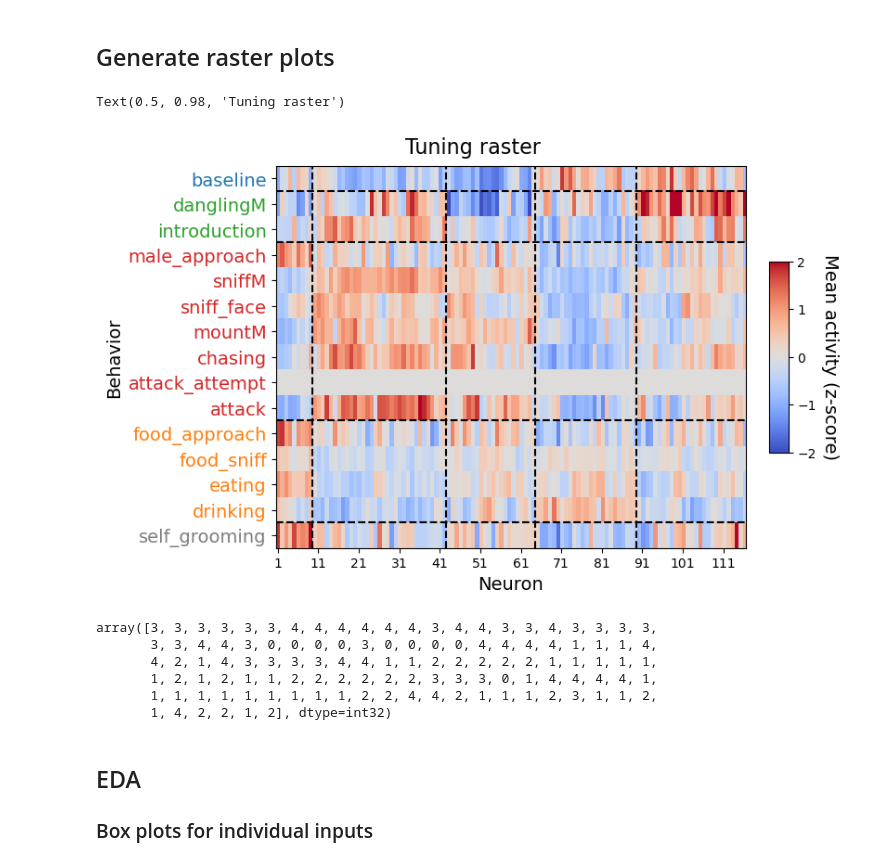
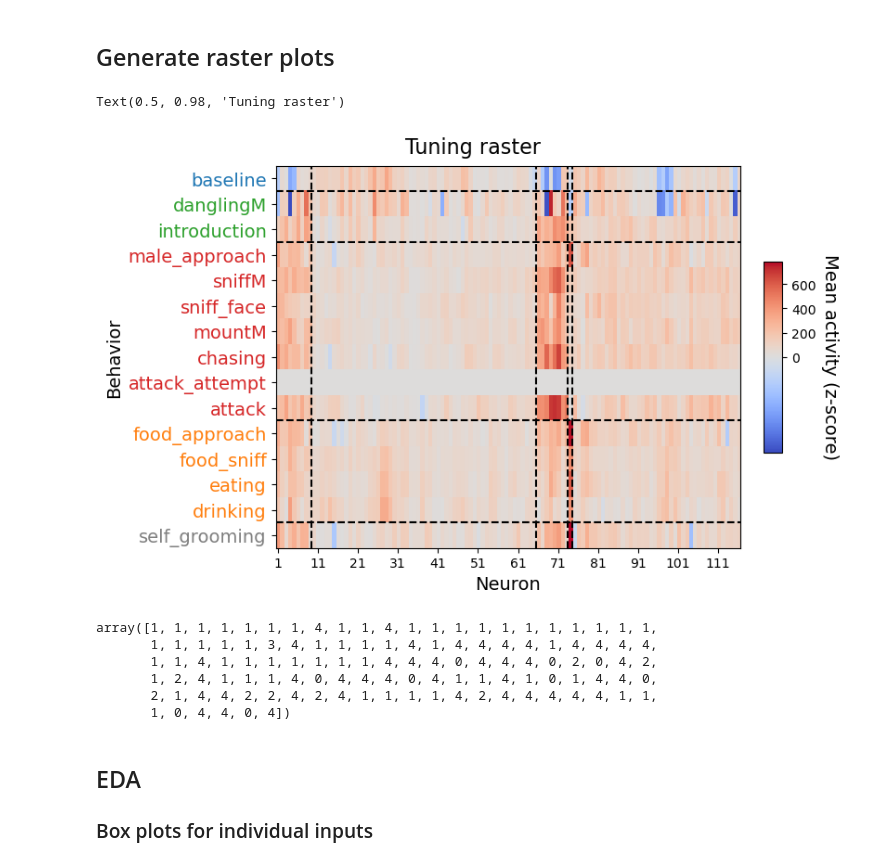
Before and after one commit to CharlesXu-Jingyue/DJA_FallRotation, a Jupyter notebook: DJA_HangryMice/tuning_raster_unreg.ipynb, the cells around one changed output. Cells and saved outputs as stored; diff of their text form; code cells hidden in the pictures.

Commit message:
plots

```diff
--- a/DJA_HangryMice/tuning_raster_unreg.ipynb
+++ b/DJA_HangryMice/tuning_raster_unreg.ipynb
@@ -288,7 +288,7 @@ The preprocessed data consists of the following necessary variables:
 Note: If compare across both conditions, make sure the labels from the two datasets match. Fill in the missing data with all zeros
 # %%
 data_path = r'data' # Path to data on my Mac
-data_name_fasted = r'EG1-4_fasted_unreg_preprocessed.mat'
+data_name_fasted = r'EG1-4_fasted_unreg_nozscore_preprocessed.mat'
 data_name_fed = r'EG1-4_fed_preprocessed.mat'
 exp_condition = 'fasted' # 'fasted', 'fed', or 'both'
 # %% [markdown]
@@ -691,49 +691,50 @@ else:
     vmax = mean_activity.max()
     divnorm = colors.TwoSlopeNorm(vmin=vmin, vcenter=0, vmax=vmax)
 
-    # Plot the first raster
-    im = ax.imshow(data_reordered.T, cmap='coolwarm', aspect='auto', vmin=-2, vmax=2)
+    # Plot the raster
+    im = ax.imshow(data_reordered.T, cmap='coolwarm', aspect='auto', norm=divnorm)
+    # im = ax.imshow(data_reordered.T, cmap='coolwarm', aspect='auto', vmin=vmin, vmax=vmax)
     ax.set_xticks(np.arange(n_neurons, step=10))
     ax.set_xticklabels(np.arange(n_neurons, step=10)+1)
     ax.set_xlabel('Neuron', fontsize=14)
     ax.set_yticks(np.arange(n_labels))
     ax.set_yticklabels(labels, fontsize=14)
     ax.set_ylabel('Behavior', fontsize=14)
 
     ytickcolors = ['tab:blue',
                    'tab:green', 'tab:green',
                    'tab:red', 'tab:red', 'tab:red', 'tab:red', 'tab:red', 'tab:red', 'tab:red',
                    'tab:orange', 'tab:orange', 'tab:orange', 'tab:orange',
                    'tab:gray']
     # Get the yticklabels and set their color
     for i, yticklabel in enumerate(ax.get_yticklabels()):
         yticklabel.set_color(ytickcolors[i % len(ytickcolors)])
 
     # Separate clusters
     for i in range(1, n_clusters):
         ax.axvline(x=np.sum(cluster_labels < i) - 1/2, color='black', linestyle='--')
 
     # Separate behaviors
     for b in group_indices:
         ax.axhline(y=b-1/2, color='black', linestyle='--')
 
     # Add a colarbar
     cbar = fig.colorbar(im, ax=ax, shrink=0.5, aspect=10)
     cbar.set_label('Mean activity (z-score)', rotation=-90, va="bottom", fontsize=14)
 
 plt.suptitle('Tuning raster', fontsize=16)
 # %% [output]
 Text(0.5, 0.98, 'Tuning raster')
-[figure, old version]
+[figure, new version]
 # %%
 cluster_labels
 # %% [output]
-array([3, 3, 3, 3, 3, 3, 4, 4, 4, 4, 4, 4, 3, 4, 4, 3, 3, 4, 3, 3, 3, 3,
-       3, 3, 4, 4, 3, 0, 0, 0, 0, 3, 0, 0, 0, 0, 4, 4, 4, 4, 1, 1, 1, 4,
-       4, 2, 1, 4, 3, 3, 3, 3, 4, 4, 1, 1, 2, 2, 2, 2, 2, 1, 1, 1, 1, 1,
-       1, 2, 1, 2, 1, 1, 2, 2, 2, 2, 2, 2, 3, 3, 3, 0, 1, 4, 4, 4, 4, 1,
-       1, 1, 1, 1, 1, 1, 1, 1, 1, 2, 2, 4, 4, 2, 1, 1, 1, 2, 3, 1, 1, 2,
-       1, 4, 2, 2, 1, 2], dtype=int32)
+array([1, 1, 1, 1, 1, 1, 1, 4, 1, 1, 4, 1, 1, 1, 1, 1, 1, 1, 1, 1, 1, 1,
+       1, 1, 1, 1, 1, 3, 4, 1, 1, 1, 1, 4, 1, 4, 4, 4, 4, 1, 4, 4, 4, 4,
+       1, 1, 4, 1, 1, 1, 1, 1, 1, 1, 4, 4, 4, 0, 4, 4, 4, 0, 2, 0, 4, 2,
+       1, 2, 4, 1, 1, 1, 4, 0, 4, 4, 4, 0, 4, 1, 1, 4, 1, 0, 1, 4, 4, 0,
+       2, 1, 4, 4, 2, 2, 4, 2, 4, 1, 1, 1, 1, 4, 2, 4, 4, 4, 4, 4, 1, 1,
+       1, 0, 4, 4, 0, 4])
 # %% [markdown]
 ## EDA
 
```
Also changed, not shown: parts of 5 cells of this notebook, 2 other files.
